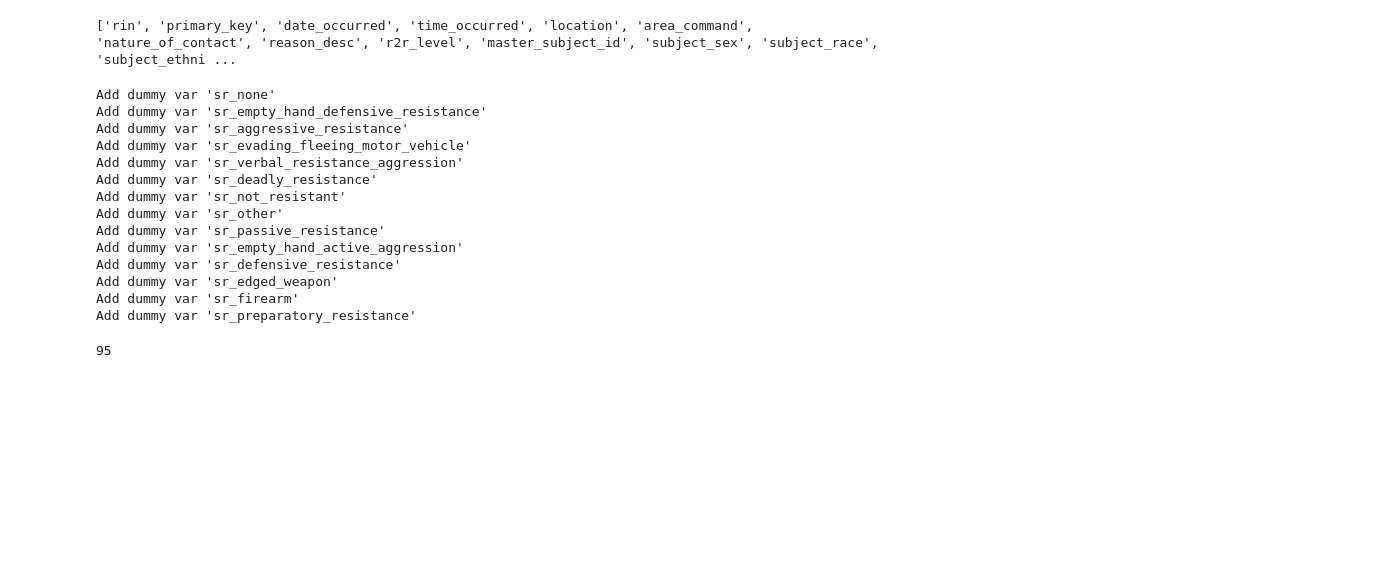
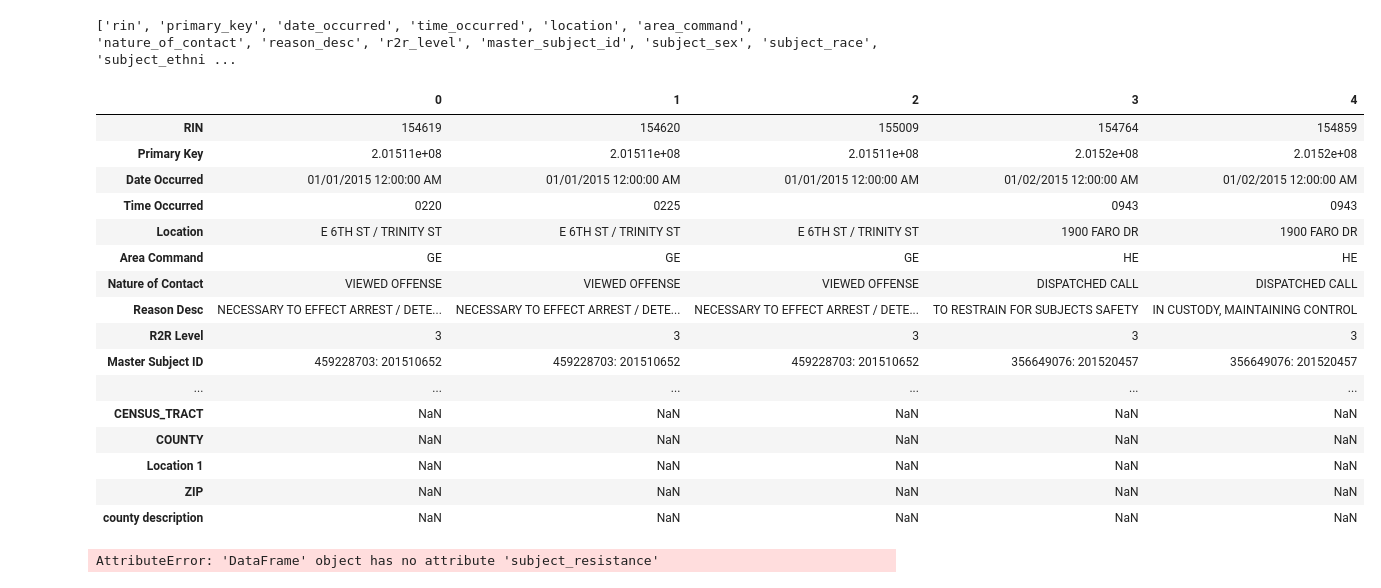
Before and after one commit to metatab-packages/austintexas.gov-response_to_resistance, a Jupyter notebook: notebooks/Combine.ipynb, the cells around one changed output. Drawn from its saved outputs; the diff is of its cells as text; code cells hidden in the pictures; blank space fills up the shorter version.

```diff
--- a/notebooks/Combine.ipynb
+++ b/notebooks/Combine.ipynb
@@ -37,5 +38,6 @@ _Austin Police Department response to police resistance incidents._
 # %%
-df = pkg.resource('r2r_2015').dataframe()
+
+df = pkg.resource('r2r_2015').row_generator.dataframe()
 df.head().T
 # %% [output]
 |  | 0 | 1 | 2 | 3 | 4 |
@@ -96,7 +98,7 @@ for r in doc.resources():
     if r.name == 'r2r_2015_2018':
         continue
 
-    df = r.dataframe()
+    df = r.dataframe(na_filter=True)
 
 
     update_columns(df, headers)
@@ -105,6 +107,26 @@ for r in doc.resources():
 
 
 df = pd.concat(frames, sort=False)
+# %%
+df.head().T
+# %% [output]
+|  | 0 | 1 | 2 | 3 | 4 |
+| RIN | 154619 | 154620 | 155009 | 154764 | 154859 |
+| Primary Key | 2.01511e+08 | 2.01511e+08 | 2.01511e+08 | 2.0152e+08 | 2.0152e+08 |
+| Date Occurred | 01/01/2015 12:00:00 AM | 01/01/2015 12:00:00 AM | 01/01/2015 12:00:00 AM | 01/02/2015 12:00:00 AM | 01/02/2015 12:00:00 AM |
+| Time Occurred | 0220 | 0225 |  | 0943 | 0943 |
+| Location | E 6TH ST / TRINITY ST | E 6TH ST / TRINITY ST | E 6TH ST / TRINITY ST | 1900 FARO DR | 1900 FARO DR |
+| Area Command | GE | GE | GE | HE | HE |
+| Nature of Contact | VIEWED OFFENSE | VIEWED OFFENSE | VIEWED OFFENSE | DISPATCHED CALL | DISPATCHED CALL |
+| Reason Desc | NECESSARY TO EFFECT ARREST / DETE... | NECESSARY TO EFFECT ARREST / DETE... | NECESSARY TO EFFECT ARREST / DETE... | TO RESTRAIN FOR SUBJECTS SAFETY | IN CUSTODY, MAINTAINING CONTROL |
+| R2R Level | 3 | 3 | 3 | 3 | 3 |
+| Master Subject ID | 459228703: 201510652 | 459228703: 201510652 | 459228703: 201510652 | 356649076: 201520457 | 356649076: 201520457 |
+| ... | ... | ... | ... | ... | ... |
+| CENSUS_TRACT | NaN | NaN | NaN | NaN | NaN |
+| COUNTY | NaN | NaN | NaN | NaN | NaN |
+| Location 1 | NaN | NaN | NaN | NaN | NaN |
+| ZIP | NaN | NaN | NaN | NaN | NaN |
+| county description | NaN | NaN | NaN | NaN | NaN |
 # %%
 # Break up the subject_resistance string in to parts, and make a dummy variable for each one.
 
@@ -130,24 +152,9 @@ for dmv in dummy_var_names:
     print(f"Add dummy var 'sr_{dmv}' ")
     df['sr_'+dmv] = df.subject_resistance.fillna('').apply(lambda v: True if dmv in expand_codes(v) else False)
 # %% [output]
-Add dummy var 'sr_none'
-Add dummy var 'sr_empty_hand_defensive_resistance'
-Add dummy var 'sr_aggressive_resistance'
-Add dummy var 'sr_evading_fleeing_motor_vehicle'
-Add dummy var 'sr_verbal_resistance_aggression'
-Add dummy var 'sr_deadly_resistance'
-Add dummy var 'sr_not_resistant'
-Add dummy var 'sr_other'
-Add dummy var 'sr_passive_resistance'
-Add dummy var 'sr_empty_hand_active_aggression'
-Add dummy var 'sr_defensive_resistance'
-Add dummy var 'sr_edged_weapon'
-Add dummy var 'sr_firearm'
-Add dummy var 'sr_preparatory_resistance'
+AttributeError: 'DataFrame' object has no attribute 'subject_resistance'
 # %%
 df.sr_edged_weapon.sum()
-# %% [output]
-95
 # %%
 sr_cols = [c for c in df.columns if c.startswith('sr_')]
 t = df[ ['subject_resistance']+sr_cols]
```
Also changed, not shown: parts of 5 cells of this notebook, 4 other files.
